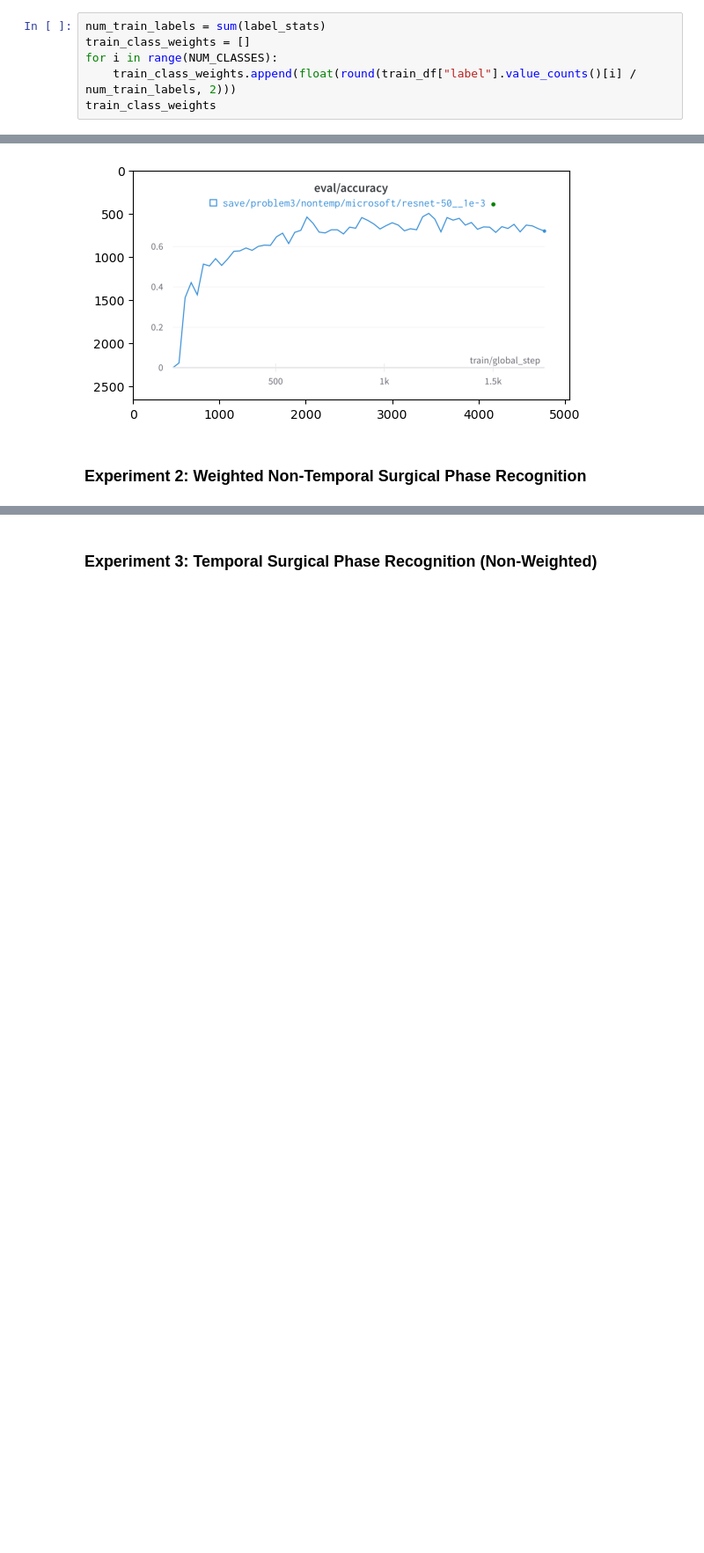
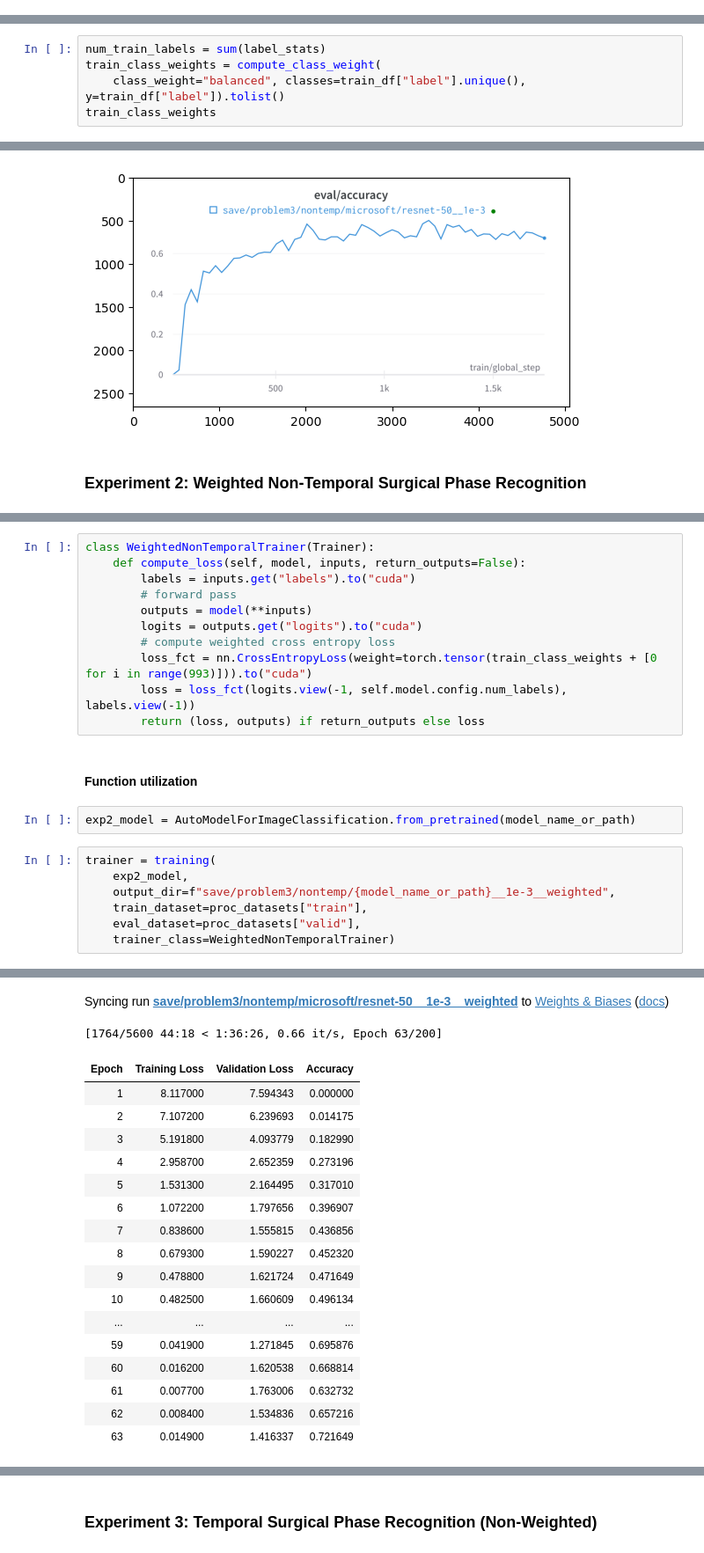
Before and after one commit to holylovenia/ai-healthcare, a Jupyter notebook: assignment1/problem3-solution.ipynb, the cells around one changed output, grey strips where cells are left out. Shown at 88% size. Saved outputs shown, nothing was run; the diff lists cells and outputs as text; blank space fills up the shorter version.

```diff
--- a/assignment1/problem3-solution.ipynb
+++ b/assignment1/problem3-solution.ipynb
@@ -184,9 +176,3 @@ label_stats
 Name: label, dtype: int64
 # %% [markdown]
 Wow, so imbalanced. Let's get the class weights. They can be used to adjust the cross-entropy loss later.
-# %%
-num_train_labels = sum(label_stats)
-train_class_weights = []
-for i in range(NUM_CLASSES):
-    train_class_weights.append(float(round(train_df["label"].value_counts()[i] / num_train_labels, 2)))
-train_class_weights
@@ -194,0 +179,5 @@ train_class_weights
+# %%
+num_train_labels = sum(label_stats)
+train_class_weights = compute_class_weight(
+    class_weight="balanced", classes=train_df["label"].unique(), y=train_df["label"]).tolist()
+train_class_weights
@@ -477,0 +471,23 @@ plt.imshow(img)
+# %%
+class WeightedNonTemporalTrainer(Trainer):
+    def compute_loss(self, model, inputs, return_outputs=False):
+        labels = inputs.get("labels").to("cuda")
+        # forward pass
+        outputs = model(**inputs)
+        logits = outputs.get("logits").to("cuda")
+        # compute weighted cross entropy loss
+        loss_fct = nn.CrossEntropyLoss(weight=torch.tensor(train_class_weights + [0 for i in range(993)])).to("cuda")
+        loss = loss_fct(logits.view(-1, self.model.config.num_labels), labels.view(-1))
+        return (loss, outputs) if return_outputs else loss
+# %% [markdown]
+#### Function utilization
+# %%
+exp2_model = AutoModelForImageClassification.from_pretrained(model_name_or_path)
+# %%
+trainer = training(
+    exp2_model,
+    output_dir=f"save/problem3/nontemp/{model_name_or_path}__1e-3__weighted",
+    train_dataset=proc_datasets["train"],
+    eval_dataset=proc_datasets["valid"],
+    trainer_class=WeightedNonTemporalTrainer)
+# %% [output]
@@ -477,0 +506,19 @@ plt.imshow(img)
+Syncing run save/problem3/nontemp/microsoft/resnet-50__1e-3__weighted to Weights & Biases (docs)
+[1764/5600 44:18 < 1:36:26, 0.66 it/s, Epoch 63/200]
+| Epoch | Training Loss | Validation Loss | Accuracy |
+| 1 | 8.117000 | 7.594343 | 0.000000 |
+| 2 | 7.107200 | 6.239693 | 0.014175 |
+| 3 | 5.191800 | 4.093779 | 0.182990 |
+| 4 | 2.958700 | 2.652359 | 0.273196 |
+| 5 | 1.531300 | 2.164495 | 0.317010 |
+| 6 | 1.072200 | 1.797656 | 0.396907 |
+| 7 | 0.838600 | 1.555815 | 0.436856 |
+| 8 | 0.679300 | 1.590227 | 0.452320 |
+| 9 | 0.478800 | 1.621724 | 0.471649 |
+| 10 | 0.482500 | 1.660609 | 0.496134 |
+| ... | ... | ... | ... |
+| 59 | 0.041900 | 1.271845 | 0.695876 |
+| 60 | 0.016200 | 1.620538 | 0.668814 |
+| 61 | 0.007700 | 1.763006 | 0.632732 |
+| 62 | 0.008400 | 1.534836 | 0.657216 |
+| 63 | 0.014900 | 1.416337 | 0.721649 |
```
Also changed, not shown: parts of 28 cells of this notebook, 8 other files.
